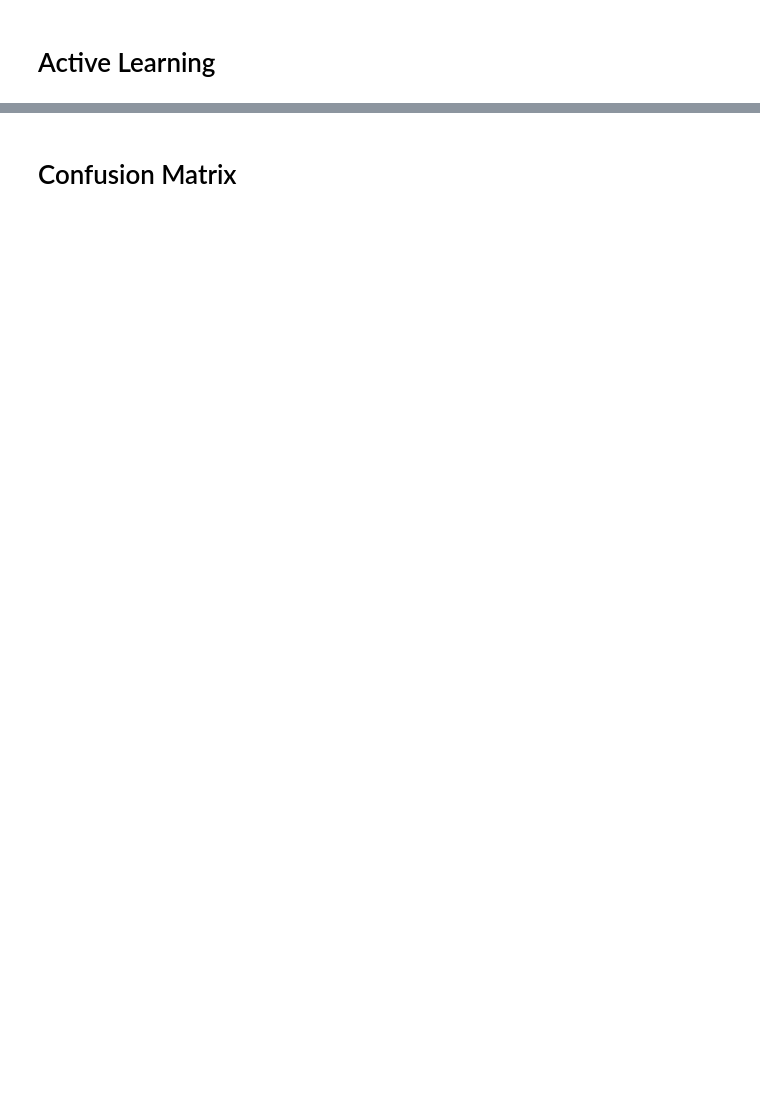
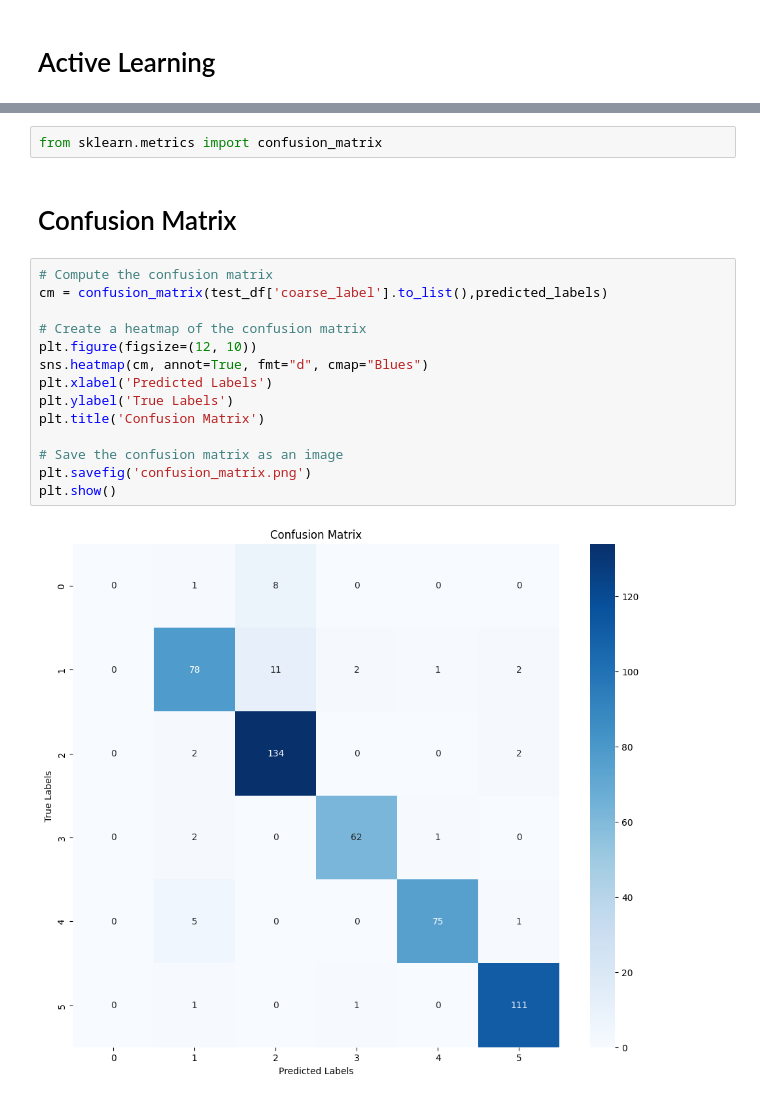
Before and after one commit to iiWhiteii/Anote-Text-Classification, a Jupyter notebook: TREC Dataset/BERT/ActiveLearningBert_pred.ipynb, the cells around one changed output, grey strips where cells are left out. Saved outputs shown, nothing was run; the diff lists cells and outputs as text; blank space fills up the shorter version.

```diff
--- a/TREC Dataset/BERT/ActiveLearningBert_pred.ipynb
+++ b/TREC Dataset/BERT/ActiveLearningBert_pred.ipynb
@@ -390,2 +372,20 @@ accuracy 91.0%
+# %%
+from sklearn.metrics import confusion_matrix
 # %% [markdown]
 # Confusion Matrix
+# %%
+# Compute the confusion matrix
+cm = confusion_matrix(test_df['coarse_label'].to_list(),predicted_labels)
+
+# Create a heatmap of the confusion matrix
+plt.figure(figsize=(12, 10))
+sns.heatmap(cm, annot=True, fmt="d", cmap="Blues")
+plt.xlabel('Predicted Labels')
+plt.ylabel('True Labels')
+plt.title('Confusion Matrix')
+
+# Save the confusion matrix as an image
+plt.savefig('confusion_matrix.png')
+plt.show()
+# %% [output]
+[figure, added]
```
Also changed, not shown: parts of 12 cells of this notebook, 3 other files.
